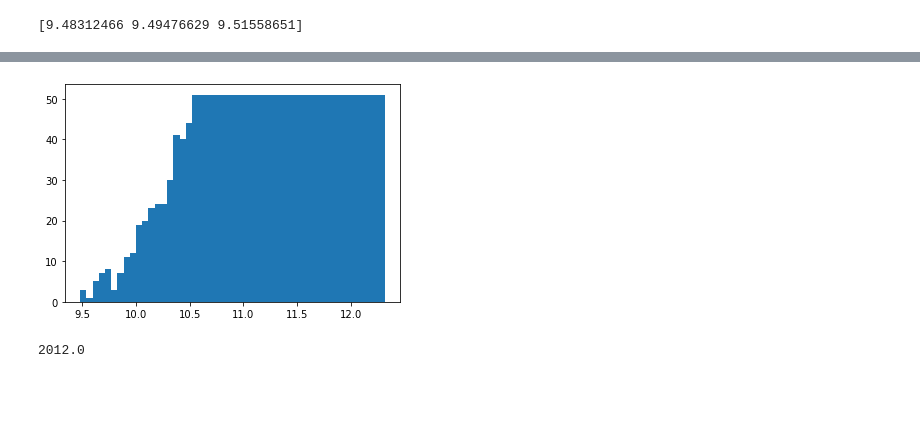
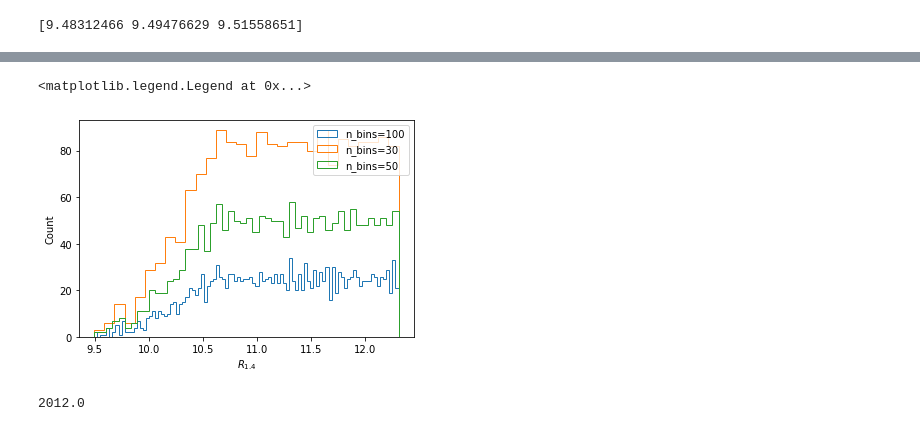
Before and after one commit to bking-astro/eos_construction, a Jupyter notebook: notebooks/make_uniform.ipynb, the cells around one changed output, grey strips where cells are left out. Drawn from its saved outputs; the diff is of its cells as text; code cells hidden in the pictures; blank space fills up the shorter version.

```diff
--- a/notebooks/make_uniform.ipynb
+++ b/notebooks/make_uniform.ipynb
@@ -133,7 +155,28 @@ for i in range(n_bins-1):
-# %%
-counts,_,_ = plt.hist(uniform_r1p4[:,0], bins)
-# %% [output]
-[figure, removed]
+# %%
+# remove all the zeros from the uniform array
+
+num_entry = 0
+for r in uniform_r1p4[:,0]:
+    if r!=0:
+        num_entry +=1
+
+fixed_uniform = np.zeros((num_entry,2))
+
+i = 0
+for r in uniform_r1p4[:,0]:
+    if r!=0:
+        fixed_uniform[i,:] = uniform_r1p4[i,:]
+        i+=1
+# %%
+plt.hist(fixed_uniform[:,0], histtype='step', bins=100, label="n_bins=100")
+plt.hist(fixed_uniform[:,0], histtype='step', bins=30, label="n_bins=30")
+plt.hist(fixed_uniform[:,0], histtype='step', bins=50, label="n_bins=50")
+plt.xlabel(r"$R_{1.4}$")
+plt.ylabel("Count")
+plt.legend()
+# %% [output]
+<matplotlib.legend.Legend at 0x...>
+[figure, added]
 # %%
 np.sum(counts)
 # %% [output]
```
Also changed, not shown: parts of 10 cells of this notebook.
